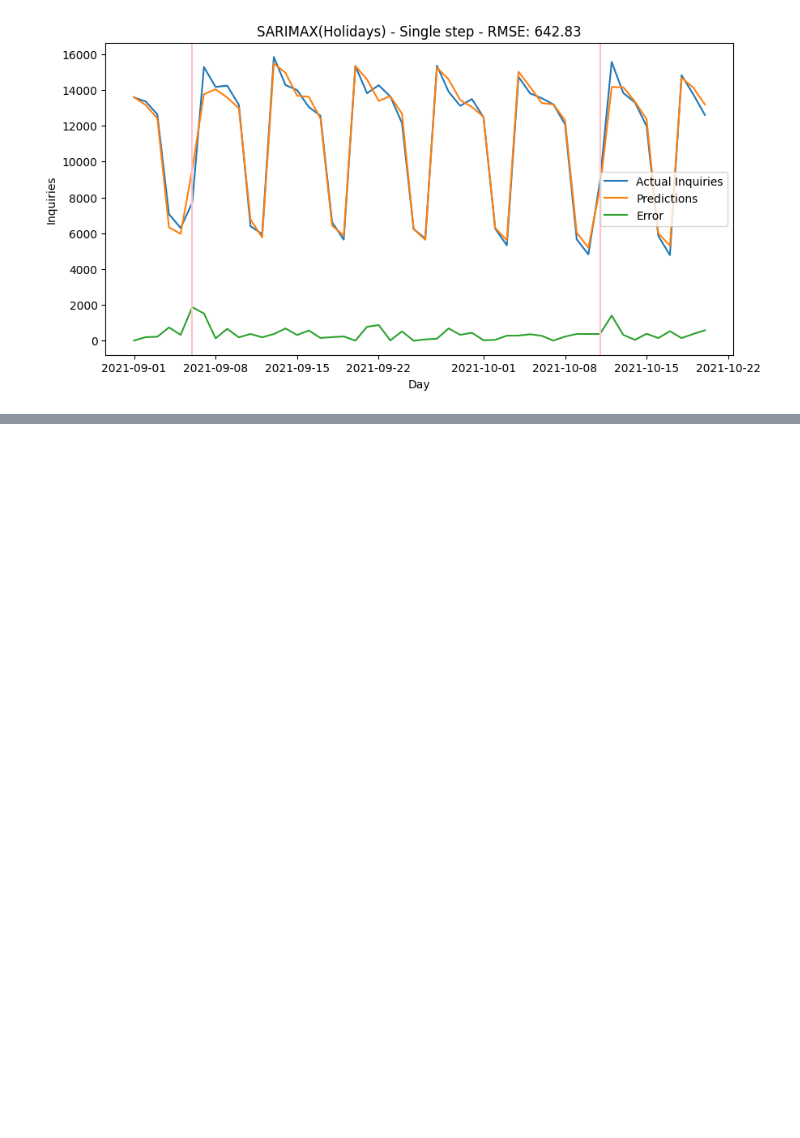
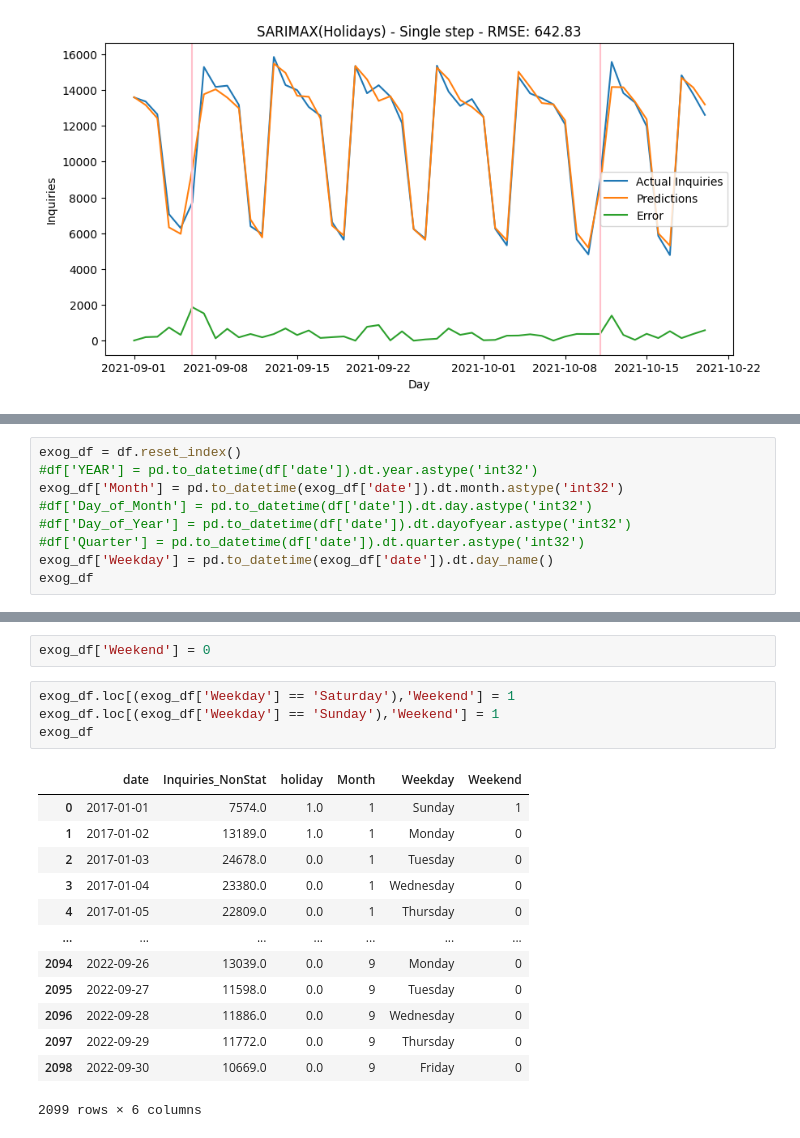
Before and after one commit to manali146/Call-Count-Forecasting, a Jupyter notebook: 03_Statistical_Models/06-02-SARIMAX - Singlestep.ipynb, the cells around one changed output, grey strips where cells are left out. Drawn from its saved outputs; the diff is of its cells as text; blank space fills up the shorter version.

```diff
--- a/03_Statistical_Models/06-02-SARIMAX - Singlestep.ipynb
+++ b/03_Statistical_Models/06-02-SARIMAX - Singlestep.ipynb
@@ -449,0 +492,9 @@ plt.show()
+# %%
+exog_df = df.reset_index()
+#df['YEAR'] = pd.to_datetime(df['date']).dt.year.astype('int32')
+exog_df['Month'] = pd.to_datetime(exog_df['date']).dt.month.astype('int32')
+#df['Day_of_Month'] = pd.to_datetime(df['date']).dt.day.astype('int32')
+#df['Day_of_Year'] = pd.to_datetime(df['date']).dt.dayofyear.astype('int32')
+#df['Quarter'] = pd.to_datetime(df['date']).dt.quarter.astype('int32')
+exog_df['Weekday'] = pd.to_datetime(exog_df['date']).dt.day_name()
+exog_df
@@ -449,0 +515,20 @@ plt.show()
+# %%
+exog_df['Weekend'] = 0
+# %%
+exog_df.loc[(exog_df['Weekday'] == 'Saturday'),'Weekend'] = 1
+exog_df.loc[(exog_df['Weekday'] == 'Sunday'),'Weekend'] = 1
+exog_df
+# %% [output]
+|  | date | Inquiries_NonStat | holiday | Month | Weekday | Weekend |
+| 0 | 2017-01-01 | 7574.0 | 1.0 | 1 | Sunday | 1 |
+| 1 | 2017-01-02 | 13189.0 | 1.0 | 1 | Monday | 0 |
+| 2 | 2017-01-03 | 24678.0 | 0.0 | 1 | Tuesday | 0 |
+| 3 | 2017-01-04 | 23380.0 | 0.0 | 1 | Wednesday | 0 |
+| 4 | 2017-01-05 | 22809.0 | 0.0 | 1 | Thursday | 0 |
+| ... | ... | ... | ... | ... | ... | ... |
+| 2094 | 2022-09-26 | 13039.0 | 0.0 | 9 | Monday | 0 |
+| 2095 | 2022-09-27 | 11598.0 | 0.0 | 9 | Tuesday | 0 |
+| 2096 | 2022-09-28 | 11886.0 | 0.0 | 9 | Wednesday | 0 |
+| 2097 | 2022-09-29 | 11772.0 | 0.0 | 9 | Thursday | 0 |
+| 2098 | 2022-09-30 | 10669.0 | 0.0 | 9 | Friday | 0 |
+2099 rows × 6 columns
```
Also changed, not shown: parts of 17 cells of this notebook.
